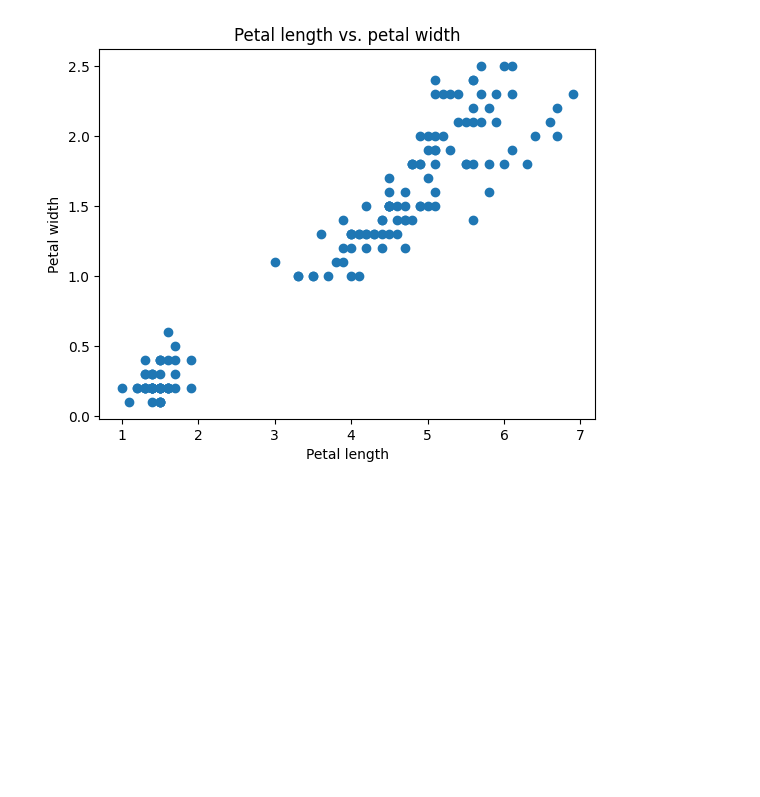
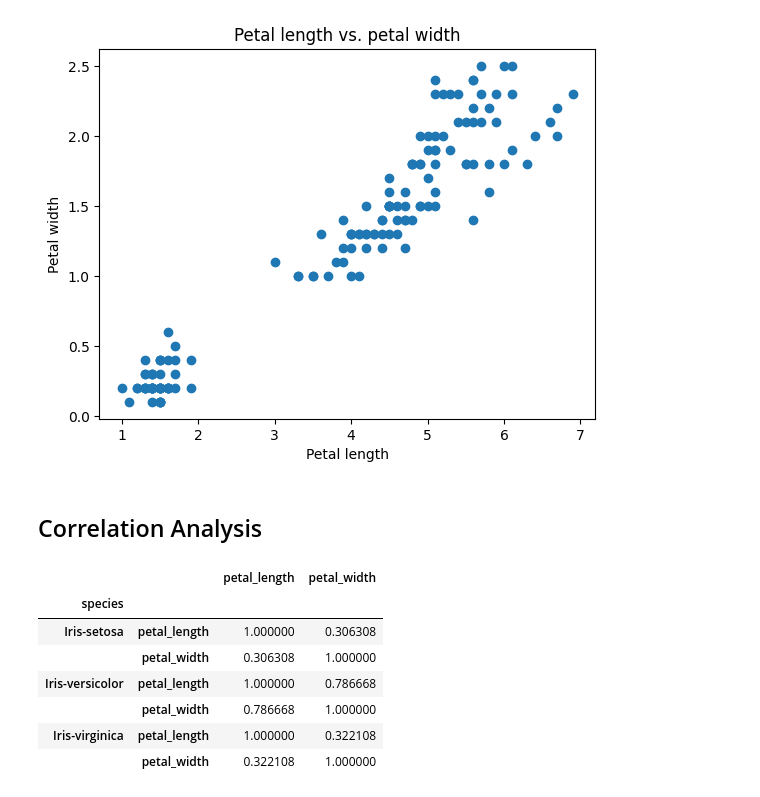
Before and after one commit to andrianllmm/ds100-ws1, a Jupyter notebook: eda.ipynb, the cells around one changed output. Saved outputs shown, nothing was run; the diff lists cells and outputs as text; code cells hidden in the pictures; blank space fills up the shorter version.

Commit message:
Add correlation analysis

```diff
--- a/eda.ipynb
+++ b/eda.ipynb
@@ -115,3 +115,16 @@ plt.title('Petal length vs. petal width')
 plt.show()
 # %% [output]
 [figure]
+# %% [markdown]
+## Correlation Analysis
+# %%
+df.groupby('species')[['petal_length', 'petal_width']].corr()
+# %% [output]
+|  |  | petal_length | petal_width |
+| species |  |  |  |
+| Iris-setosa | petal_length | 1.000000 | 0.306308 |
+|  | petal_width | 0.306308 | 1.000000 |
+| Iris-versicolor | petal_length | 1.000000 | 0.786668 |
+|  | petal_width | 0.786668 | 1.000000 |
+| Iris-virginica | petal_length | 1.000000 | 0.322108 |
+|  | petal_width | 0.322108 | 1.000000 |
```
